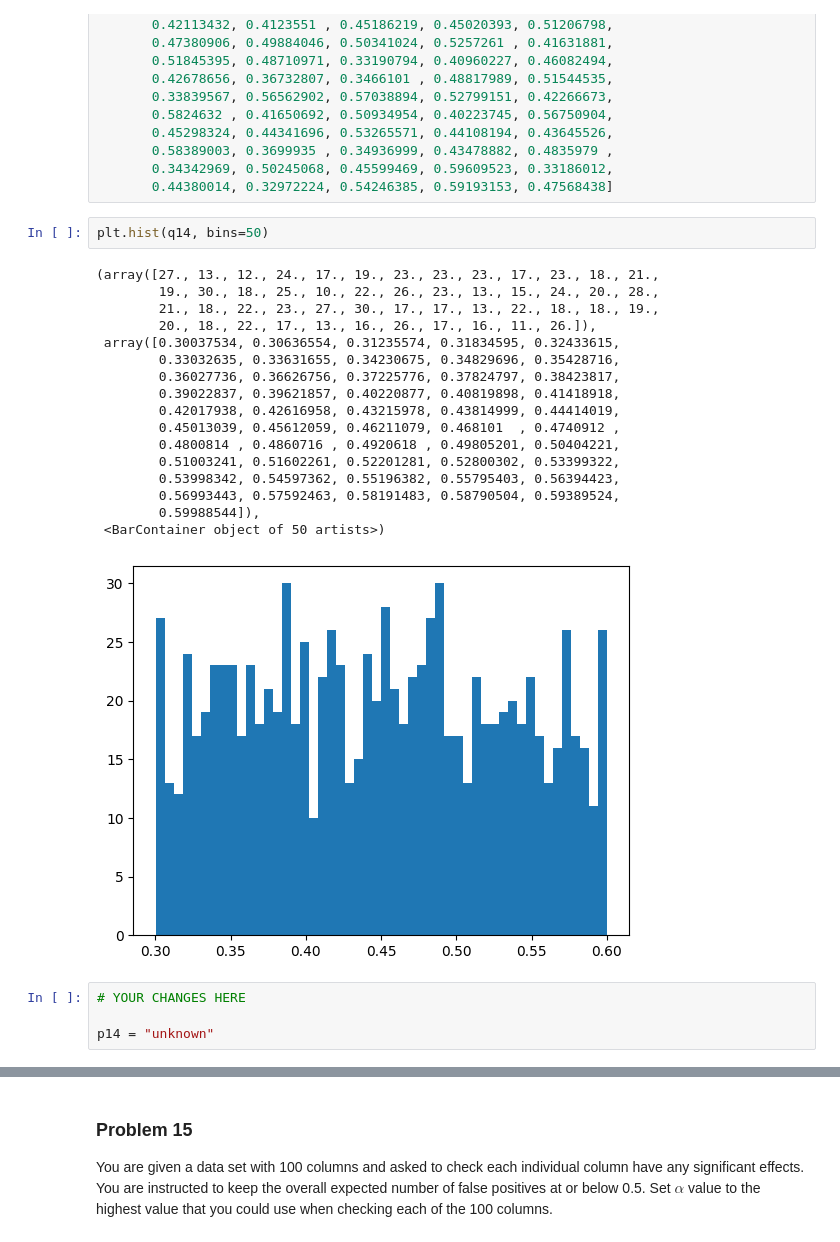
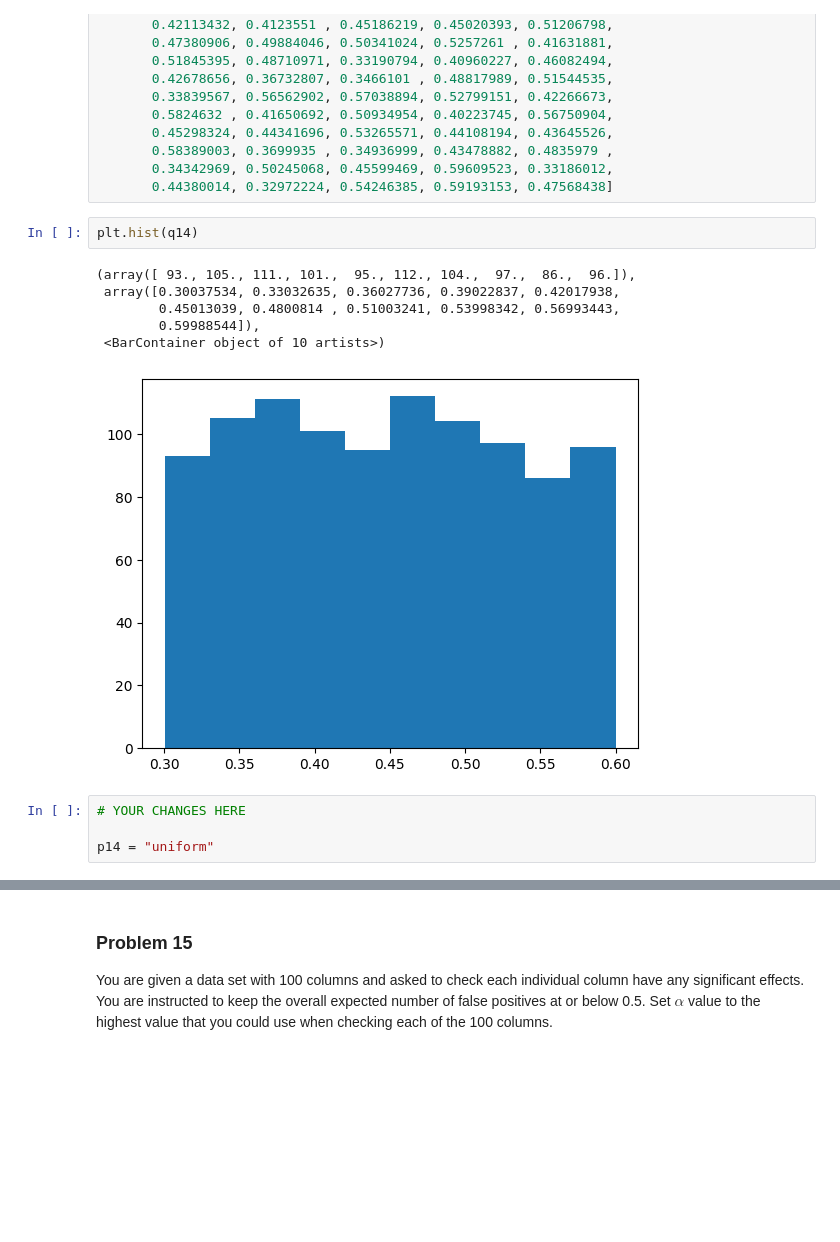
Before and after one commit to reynolkb-bu/dx601-homework-07, a Jupyter notebook: homework.ipynb, the cells around one changed output, grey strips where cells are left out. Cells and saved outputs as stored; diff of their text form; blank space fills up the shorter version.

```diff
--- a/homework.ipynb
+++ b/homework.ipynb
@@ -655,29 +660,18 @@ q14 = [0.46261653, 0.56158988, 0.36701823, 0.47492479, 0.48778535,
        0.34342969, 0.50245068, 0.45599469, 0.59609523, 0.33186012,
        0.44380014, 0.32972224, 0.54246385, 0.59193153, 0.47568438]
 # %%
-plt.hist(q14, bins=50)
+plt.hist(q14)
 # %% [output]
-(array([27., 13., 12., 24., 17., 19., 23., 23., 23., 17., 23., 18., 21.,
-        19., 30., 18., 25., 10., 22., 26., 23., 13., 15., 24., 20., 28.,
-        21., 18., 22., 23., 27., 30., 17., 17., 13., 22., 18., 18., 19.,
-        20., 18., 22., 17., 13., 16., 26., 17., 16., 11., 26.]),
- array([0.30037534, 0.30636554, 0.31235574, 0.31834595, 0.32433615,
-        0.33032635, 0.33631655, 0.34230675, 0.34829696, 0.35428716,
-        0.36027736, 0.36626756, 0.37225776, 0.37824797, 0.38423817,
-        0.39022837, 0.39621857, 0.40220877, 0.40819898, 0.41418918,
-        0.42017938, 0.42616958, 0.43215978, 0.43814999, 0.44414019,
-        0.45013039, 0.45612059, 0.46211079, 0.468101  , 0.4740912 ,
-        0.4800814 , 0.4860716 , 0.4920618 , 0.49805201, 0.50404221,
-        0.51003241, 0.51602261, 0.52201281, 0.52800302, 0.53399322,
-        0.53998342, 0.54597362, 0.55196382, 0.55795403, 0.56394423,
-        0.56993443, 0.57592463, 0.58191483, 0.58790504, 0.59389524,
+(array([ 93., 105., 111., 101.,  95., 112., 104.,  97.,  86.,  96.]),
+ array([0.30037534, 0.33032635, 0.36027736, 0.39022837, 0.42017938,
+        0.45013039, 0.4800814 , 0.51003241, 0.53998342, 0.56993443,
         0.59988544]),
- <BarContainer object of 50 artists>)
+ <BarContainer object of 10 artists>)
-[figure, old version]
+[figure, new version]
 # %%
 # YOUR CHANGES HERE
 
-p14 = "unknown"
+p14 = "uniform"
 # %%
 p14
 # %% [output]
```
Also changed, not shown: parts of 7 cells of this notebook.
